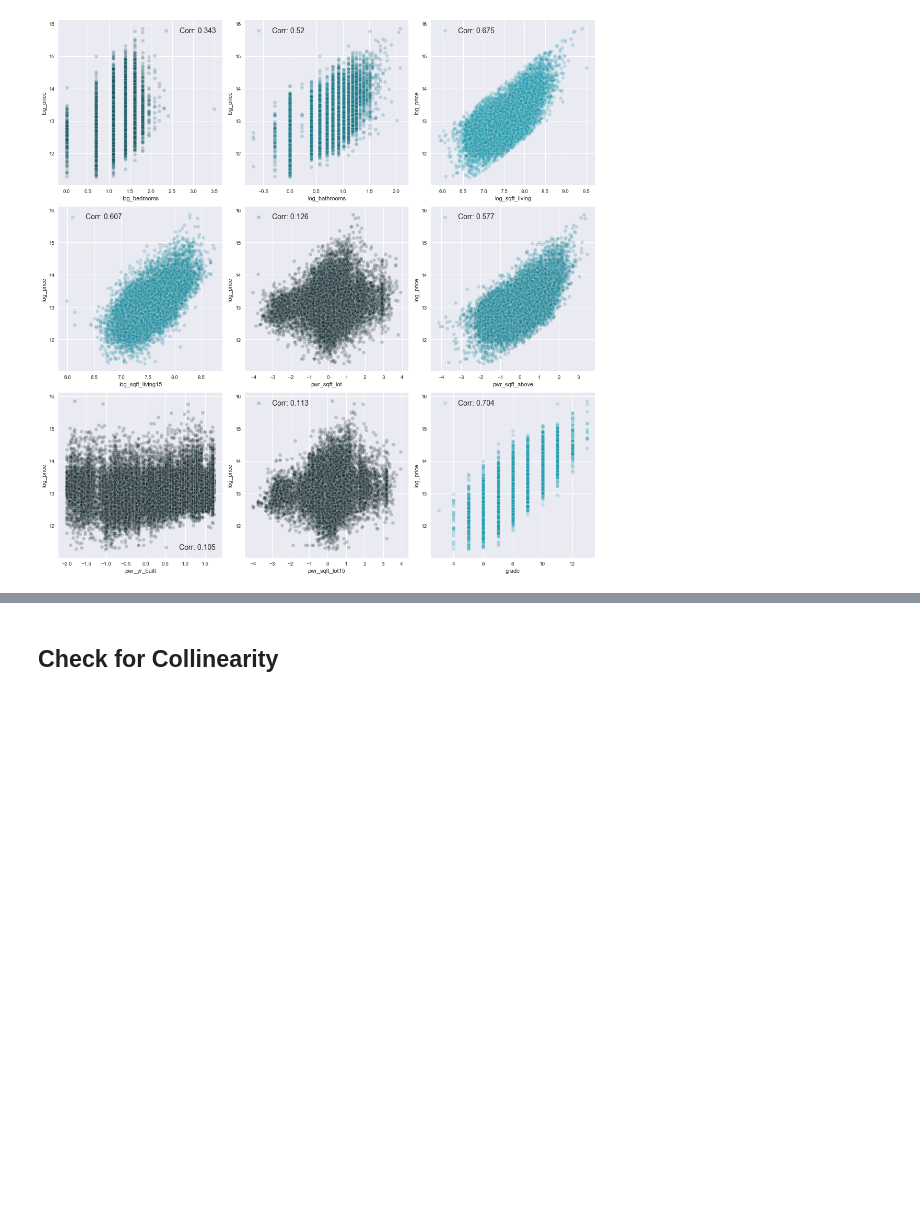
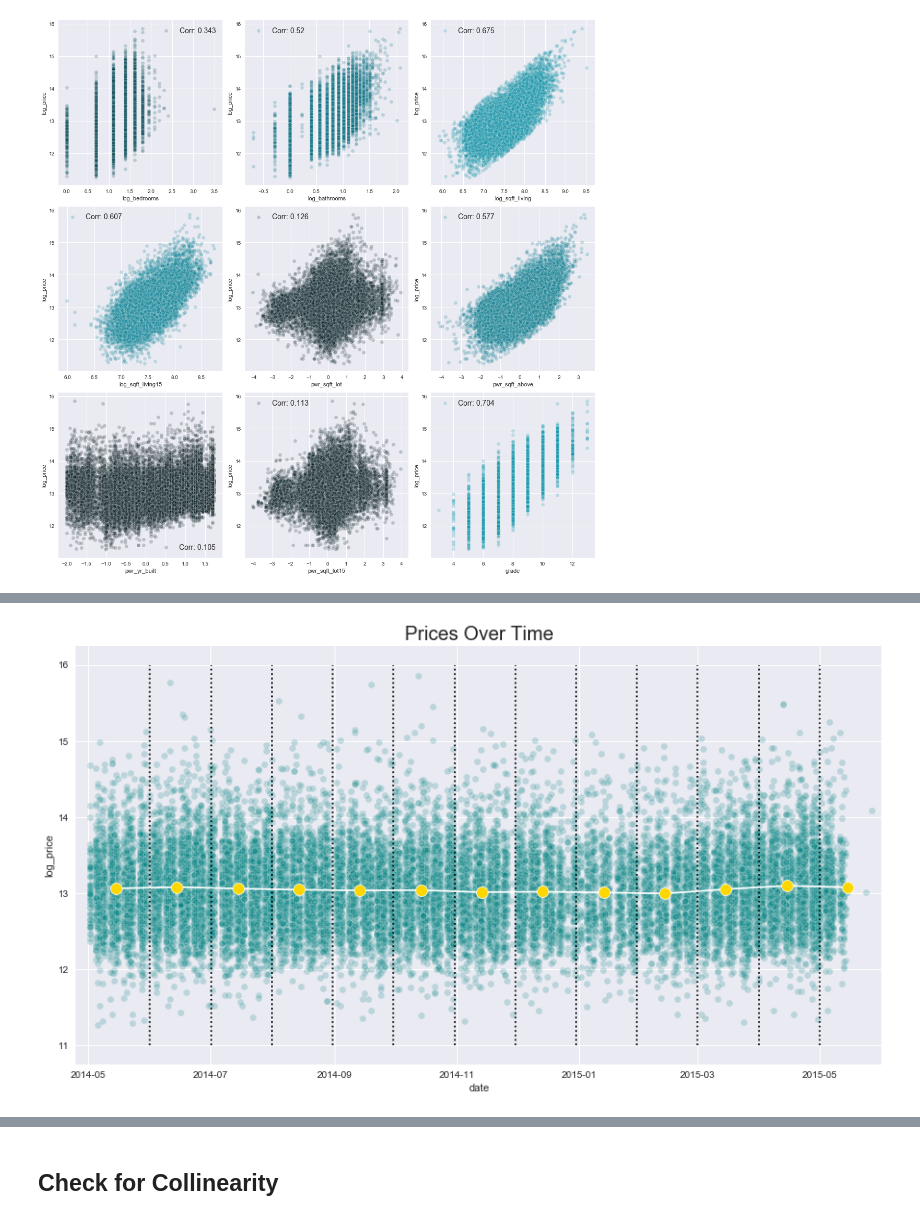
Before and after one commit to Patrickbfuller/lin_reg_tutorial, a Jupyter notebook: linear_regression.ipynb, the cells around one changed output, grey strips where cells are left out. Cells and saved outputs as stored; diff of their text form; code cells hidden in the pictures; blank space fills up the shorter version.

Commit message:
begin categorical correlation eda; through date and watefront

```diff
--- a/linear_regression.ipynb
+++ b/linear_regression.ipynb
@@ -554,0 +570,4 @@ plt.tight_layout()
+# %%
+df_monthly = df_viz.groupby([df_viz.date.dt.year, df_viz.date.dt.month])
+monthly_avgs = df_monthly.log_price.mean()
+monthly_avgs
@@ -554,0 +590,23 @@ plt.tight_layout()
+# %%
+plt.figure(figsize=(15,8))
+sns.scatterplot(x='date', y='log_price', data=df_viz, alpha=0.2, color='teal')
+
+sns.lineplot(
+    x=pd.date_range('2014-05-15', '2015-05-15', periods=13),
+    y=monthly_avgs.values,
+    color='white',
+    marker='o',
+    markerfacecolor='gold',
+    markersize=12
+    )
+
+plt.title(label='Prices Over Time',fontdict={'size':20})
+plt.xlim('04-25-14','06-01-15')
+plt.vlines(
+    x=pd.date_range('2014-06', '2015-05', periods=12),
+    ymin=11,
+    ymax=16,
+    linestyles='dotted',
+);
+# %% [output]
+[figure, added]
```
Also changed, not shown: parts of 35 cells of this notebook.
